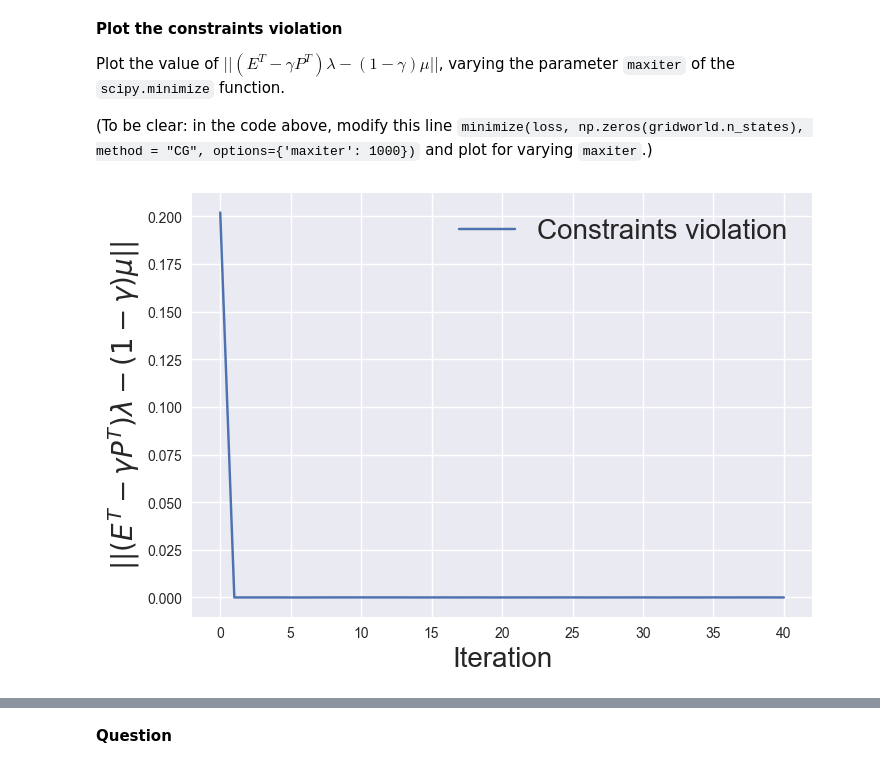
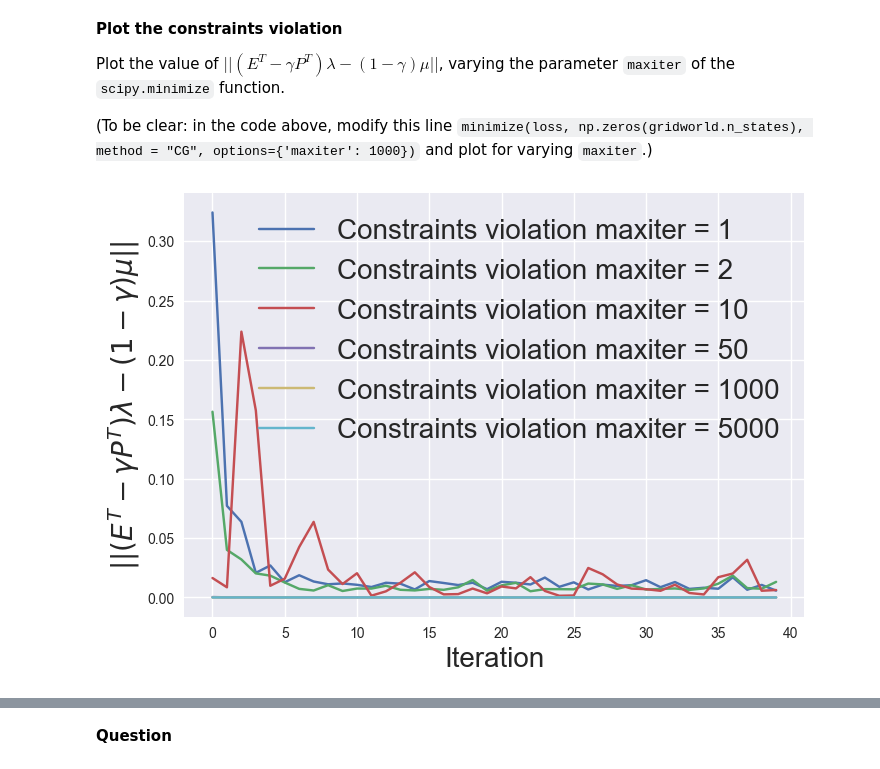
Before and after one commit to matteabusato/reinforcementlearning_ee568, a Jupyter notebook: notebook2_2026/Assignment.ipynb, the cells around one changed output, grey strips where cells are left out. Cells and saved outputs as stored; diff of their text form; code cells hidden in the pictures.

````diff
--- a/notebook2_2026/Assignment.ipynb
+++ b/notebook2_2026/Assignment.ipynb
@@ -489,7 +489,36 @@ Plot the value of $||(E^T - \gamma P^T)\lambda - (1 - \gamma) \mu || $, varying
 (To be clear: in the code above, modify this line ```minimize(loss, np.zeros(gridworld.n_states), method = "CG", options={'maxiter': 1000})``` and plot for varying `maxiter`.)
 # %%
 # you may use this cell to experiment with the parameter and keep the one above the same if it helps you to keep the overview
+def minimize_reps_loss(lambda_, eta, initial, maxiter): # find minimizer of the reps loss
+    loss = lambda V : reps_loss(lambda_, V, eta, initial)
+    V = minimize(loss, np.zeros(gridworld.n_states), method = "CG", options={'maxiter': maxiter})
+    return V.x
+
+K = 40 # number of iterations
+mu = np.ones((gridworld.n_states,1))/gridworld.n_states # initialize mu again to the uniform distribution (not needed, just to be safe)
+
+#initialize the variables
+maxiters = [1, 2, 10, 50, 1000, 5000]
+feasibility_errors = {key: [] for key in maxiters}
+
+# REPS: iterate over K steps
+for maxiter in maxiters:
+    lambda_ = np.ones(gridworld.n_states*gridworld.n_actions)/gridworld.n_states/gridworld.n_actions
+
+    for k in range(K):
+        eta = 1/np.sqrt(k+1) # set the step size
+
+        V = minimize_reps_loss(lambda_, eta, mu, maxiter) # minimize the reps loss
+        delta = gridworld.r.reshape(gridworld.n_states*gridworld.n_actions) + build_matrix(gridworld).dot(V) # compute the advantage function
+
+        new_lambda_ = lambda_ * np.exp(eta * delta) # update the lambda
+        new_lambda_ /= np.sum(new_lambda_) # normalize the lambda_
+        lambda_ = new_lambda_
+
+        # store the suboptimality and feasibility errors:
+        feasibility_error = np.linalg.norm(build_matrix(gridworld).T.dot(lambda_) + (1-gridworld.gamma)*mu)
+        feasibility_errors[maxiter].append(feasibility_error)
 # %%
-plot_lines([np.array(feasibility_errors)], [r"Constraints violation"], ["Iteration", "$|| (E^T - \gamma P^T)\lambda - (1 - \gamma) \mu ||$"], "figs", "constraints.pdf", show = True)
+plot_lines([np.array(feasibility_errors[key]) for key in feasibility_errors.keys()], [f"Constraints violation maxiter = {key}" for key in feasibility_errors.keys()], ["Iteration", "$|| (E^T - \gamma P^T)\lambda - (1 - \gamma) \mu ||$"], "figs", "constraints.pdf", show = True)
 # %% [output]
-[figure, old version]
+[figure, new version]
````
Also changed, not shown: parts of 14 cells of this notebook.
